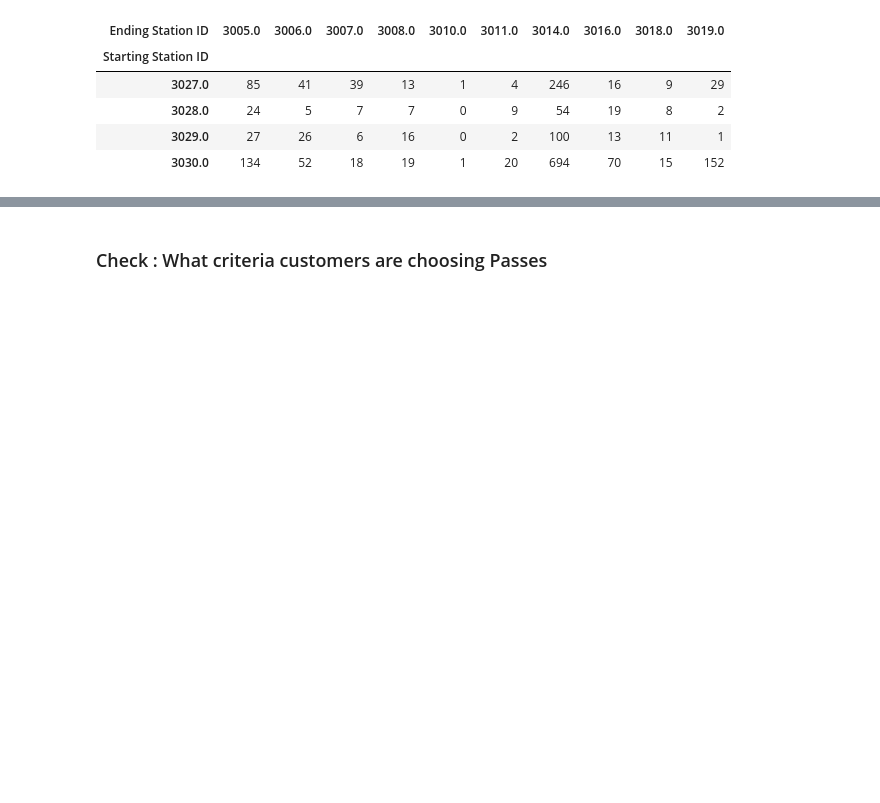
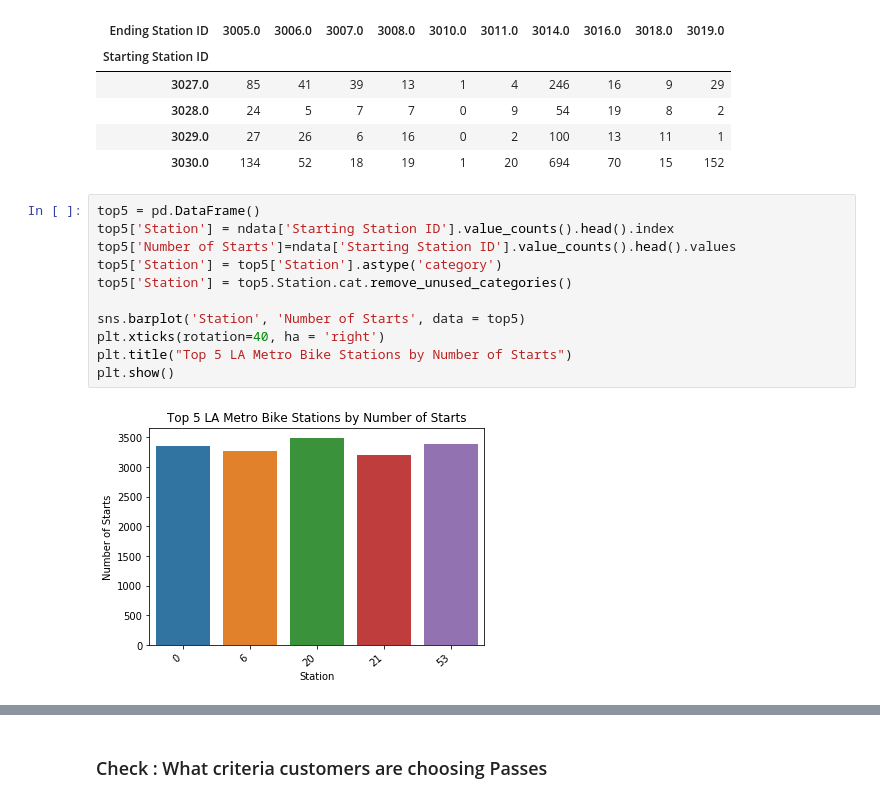
Before and after one commit to yyul10/LA_metro_bike_relocation, a Jupyter notebook: LA_metro_bike-relocation.ipynb, the cells around one changed output, grey strips where cells are left out. Saved outputs shown, nothing was run; the diff lists cells and outputs as text; blank space fills up the shorter version.

```diff
--- a/LA_metro_bike-relocation.ipynb
+++ b/LA_metro_bike-relocation.ipynb
@@ -92,3 +92,16 @@ temp.iloc[17:21,:10] # The most popular trip counts
 | 3028.0 | 24 | 5 | 7 | 7 | 0 | 9 | 54 | 19 | 8 | 2 |
 | 3029.0 | 27 | 26 | 6 | 16 | 0 | 2 | 100 | 13 | 11 | 1 |
 | 3030.0 | 134 | 52 | 18 | 19 | 1 | 20 | 694 | 70 | 15 | 152 |
+# %%
+top5 = pd.DataFrame()
+top5['Station'] = ndata['Starting Station ID'].value_counts().head().index
+top5['Number of Starts']=ndata['Starting Station ID'].value_counts().head().values
+top5['Station'] = top5['Station'].astype('category')
+top5['Station'] = top5.Station.cat.remove_unused_categories()
+
+sns.barplot('Station', 'Number of Starts', data = top5)
+plt.xticks(rotation=40, ha = 'right')
+plt.title("Top 5 LA Metro Bike Stations by Number of Starts")
+plt.show()
+# %% [output]
+[figure, added]
```
Also changed, not shown: parts of 5 cells of this notebook.
